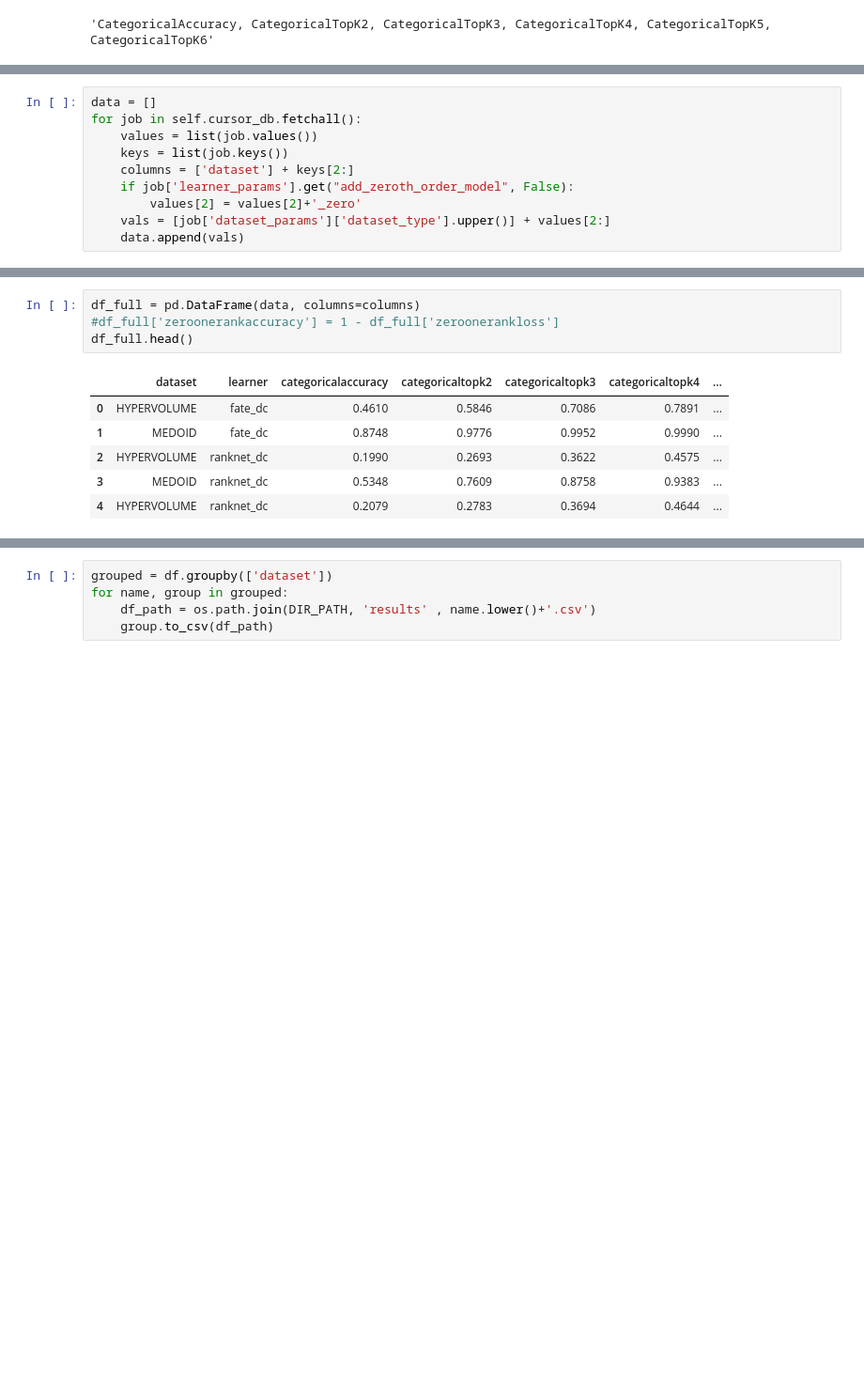
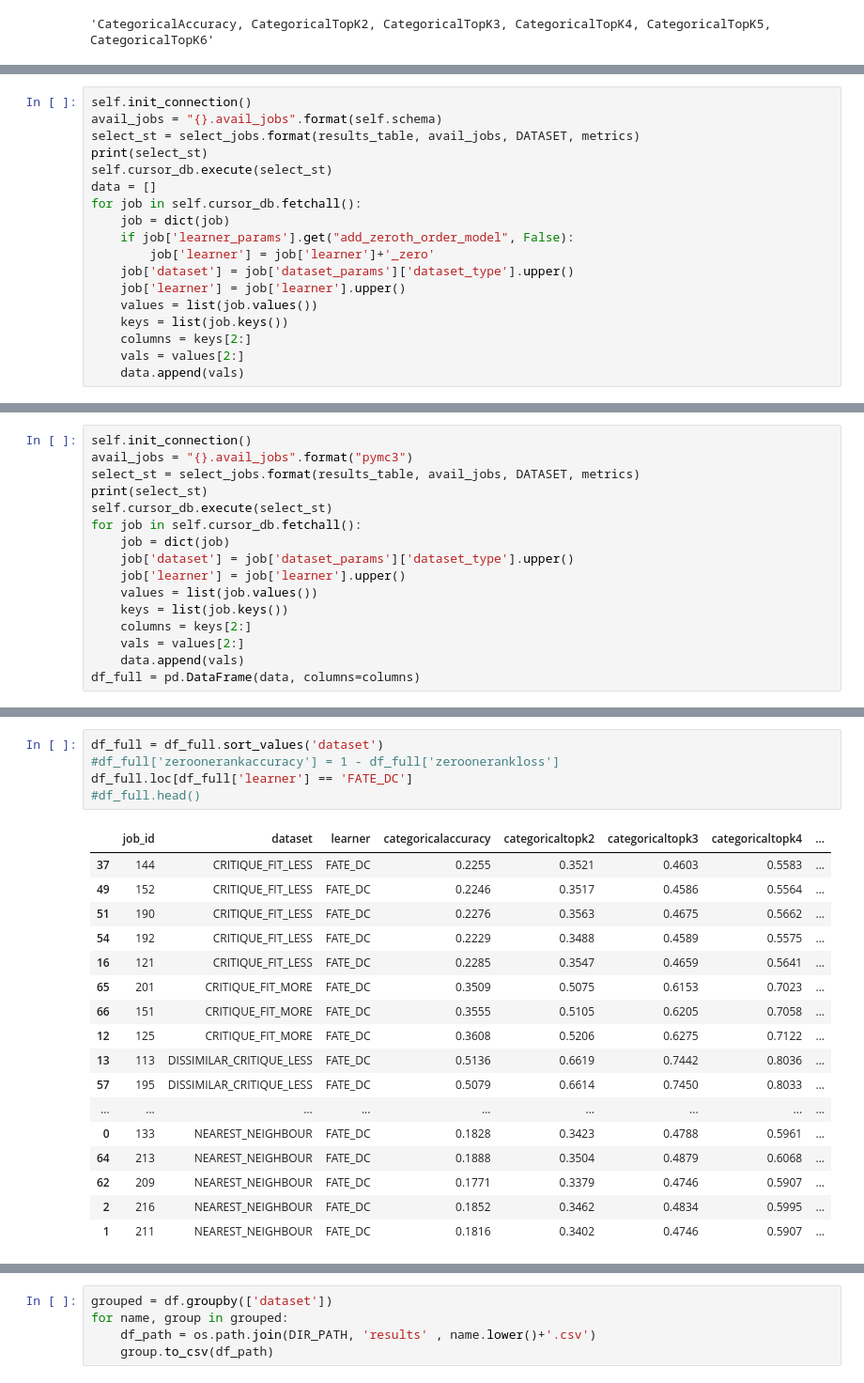
Before and after one commit to kiudee/cs-ranking, a Jupyter notebook: experiments/result_script.ipynb, the cells around one changed output, grey strips where cells are left out. Shown at 94% size. Drawn from its saved outputs; the diff is of its cells as text; blank space fills up the shorter version.

Commit message:
Removed bugs in set tunable parameters

```diff
--- a/experiments/result_script.ipynb
+++ b/experiments/result_script.ipynb
@@ -39,0 +54,18 @@ SELECT dataset_params, learner_params, learner, CategoricalAccuracy, Categorical
+# %%
+self.init_connection()
+avail_jobs = "{}.avail_jobs".format(self.schema)
+select_st = select_jobs.format(results_table, avail_jobs, DATASET, metrics)
+print(select_st)
+self.cursor_db.execute(select_st)
+data = []
+for job in self.cursor_db.fetchall():
+    job = dict(job)
+    if job['learner_params'].get("add_zeroth_order_model", False):
+        job['learner'] = job['learner']+'_zero'
+    job['dataset'] = job['dataset_params']['dataset_type'].upper()
+    job['learner'] = job['learner'].upper()
+    values = list(job.values())
+    keys = list(job.keys())
+    columns = keys[2:]
+    vals = values[2:]
+    data.append(vals)
@@ -40,10 +74,16 @@ SELECT dataset_params, learner_params, learner, CategoricalAccuracy, Categorical
 # %%
-data = []
+self.init_connection()
+avail_jobs = "{}.avail_jobs".format("pymc3")
+select_st = select_jobs.format(results_table, avail_jobs, DATASET, metrics)
+print(select_st)
+self.cursor_db.execute(select_st)
 for job in self.cursor_db.fetchall():
+    job = dict(job)
+    job['dataset'] = job['dataset_params']['dataset_type'].upper()
+    job['learner'] = job['learner'].upper()
     values = list(job.values())
     keys = list(job.keys())
-    columns = ['dataset'] + keys[2:]
-    if job['learner_params'].get("add_zeroth_order_model", False):
-        values[2] = values[2]+'_zero'
-    vals = [job['dataset_params']['dataset_type'].upper()] + values[2:]
+    columns = keys[2:]
+    vals = values[2:]
     data.append(vals)
+df_full = pd.DataFrame(data, columns=columns)
@@ -65,12 +92,24 @@ SELECT dataset_params, learner, CategoricalAccuracy, CategoricalTopK2, Categoric
 # %%
-df_full = pd.DataFrame(data, columns=columns)
+df_full = df_full.sort_values('dataset')
 #df_full['zeroonerankaccuracy'] = 1 - df_full['zeroonerankloss']
-df_full.head()
+df_full.loc[df_full['learner'] == 'FATE_DC']
+#df_full.head()
 # %% [output]
-|  | dataset | learner | categoricalaccuracy | categoricaltopk2 | categoricaltopk3 | categoricaltopk4 | ... |
-| 0 | HYPERVOLUME | fate_dc | 0.4610 | 0.5846 | 0.7086 | 0.7891 | ... |
-| 1 | MEDOID | fate_dc | 0.8748 | 0.9776 | 0.9952 | 0.9990 | ... |
-| 2 | HYPERVOLUME | ranknet_dc | 0.1990 | 0.2693 | 0.3622 | 0.4575 | ... |
-| 3 | MEDOID | ranknet_dc | 0.5348 | 0.7609 | 0.8758 | 0.9383 | ... |
-| 4 | HYPERVOLUME | ranknet_dc | 0.2079 | 0.2783 | 0.3694 | 0.4644 | ... |
+|  | job_id | dataset | learner | categoricalaccuracy | categoricaltopk2 | categoricaltopk3 | categoricaltopk4 | ... |
+| 37 | 144 | CRITIQUE_FIT_LESS | FATE_DC | 0.2255 | 0.3521 | 0.4603 | 0.5583 | ... |
+| 49 | 152 | CRITIQUE_FIT_LESS | FATE_DC | 0.2246 | 0.3517 | 0.4586 | 0.5564 | ... |
+| 51 | 190 | CRITIQUE_FIT_LESS | FATE_DC | 0.2276 | 0.3563 | 0.4675 | 0.5662 | ... |
+| 54 | 192 | CRITIQUE_FIT_LESS | FATE_DC | 0.2229 | 0.3488 | 0.4589 | 0.5575 | ... |
+| 16 | 121 | CRITIQUE_FIT_LESS | FATE_DC | 0.2285 | 0.3547 | 0.4659 | 0.5641 | ... |
+| 65 | 201 | CRITIQUE_FIT_MORE | FATE_DC | 0.3509 | 0.5075 | 0.6153 | 0.7023 | ... |
+| 66 | 151 | CRITIQUE_FIT_MORE | FATE_DC | 0.3555 | 0.5105 | 0.6205 | 0.7058 | ... |
+| 12 | 125 | CRITIQUE_FIT_MORE | FATE_DC | 0.3608 | 0.5206 | 0.6275 | 0.7122 | ... |
+| 13 | 113 | DISSIMILAR_CRITIQUE_LESS | FATE_DC | 0.5136 | 0.6619 | 0.7442 | 0.8036 | ... |
+| 57 | 195 | DISSIMILAR_CRITIQUE_LESS | FATE_DC | 0.5079 | 0.6614 | 0.7450 | 0.8033 | ... |
+| ... | ... | ... | ... | ... | ... | ... | ... | ... |
+| 0 | 133 | NEAREST_NEIGHBOUR | FATE_DC | 0.1828 | 0.3423 | 0.4788 | 0.5961 | ... |
+| 64 | 213 | NEAREST_NEIGHBOUR | FATE_DC | 0.1888 | 0.3504 | 0.4879 | 0.6068 | ... |
+| 62 | 209 | NEAREST_NEIGHBOUR | FATE_DC | 0.1771 | 0.3379 | 0.4746 | 0.5907 | ... |
+| 2 | 216 | NEAREST_NEIGHBOUR | FATE_DC | 0.1852 | 0.3462 | 0.4834 | 0.5995 | ... |
+| 1 | 211 | NEAREST_NEIGHBOUR | FATE_DC | 0.1816 | 0.3402 | 0.4746 | 0.5907 | ... |
 # %%
```
Also changed, not shown: parts of 10 cells of this notebook, 6 other files.
